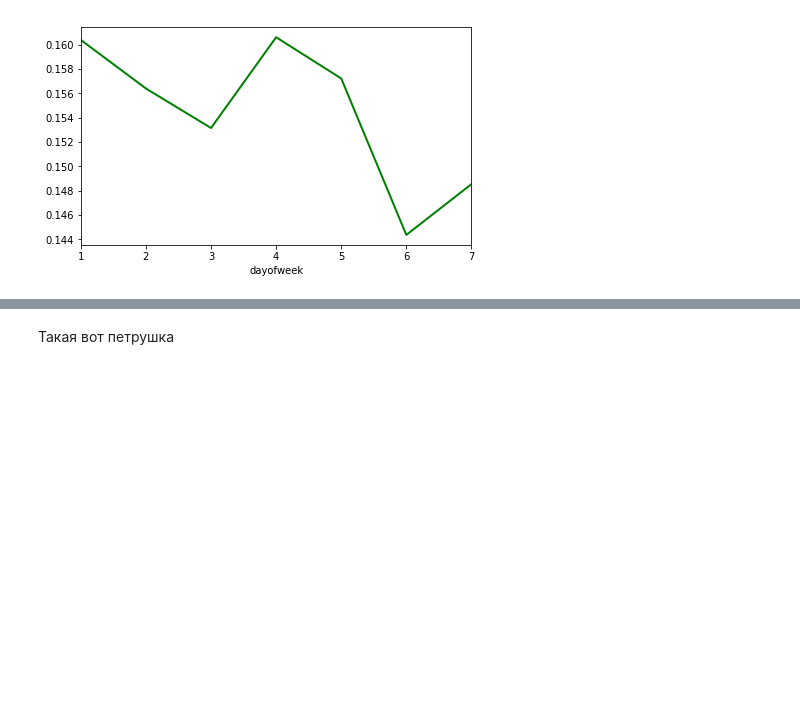
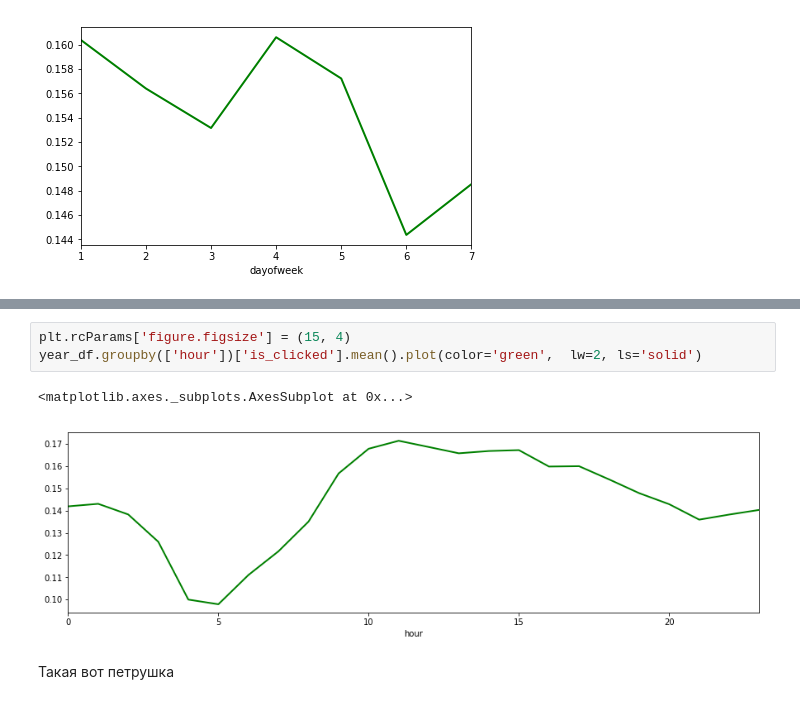
Before and after one commit to JustM57/TicketLand, a Jupyter notebook: test, train, clicks - time.ipynb, the cells around one changed output, grey strips where cells are left out. Cells and saved outputs as stored; diff of their text form; blank space fills up the shorter version.

```diff
--- a/test, train, clicks - time.ipynb
+++ b/test, train, clicks - time.ipynb
@@ -75,3 +79,9 @@ month_df.groupby(['dayofweek'])['is_clicked'].mean().plot(color='green',  lw=2,
+# %%
+plt.rcParams['figure.figsize'] = (15, 4)
+year_df.groupby(['hour'])['is_clicked'].mean().plot(color='green',  lw=2, ls='solid')
+# %% [output]
+<matplotlib.axes._subplots.AxesSubplot at 0x...>
+[figure, added]
 # %% [markdown]
 Такая вот петрушка
 # %%
```
Also changed, not shown: parts of 9 cells of this notebook.
